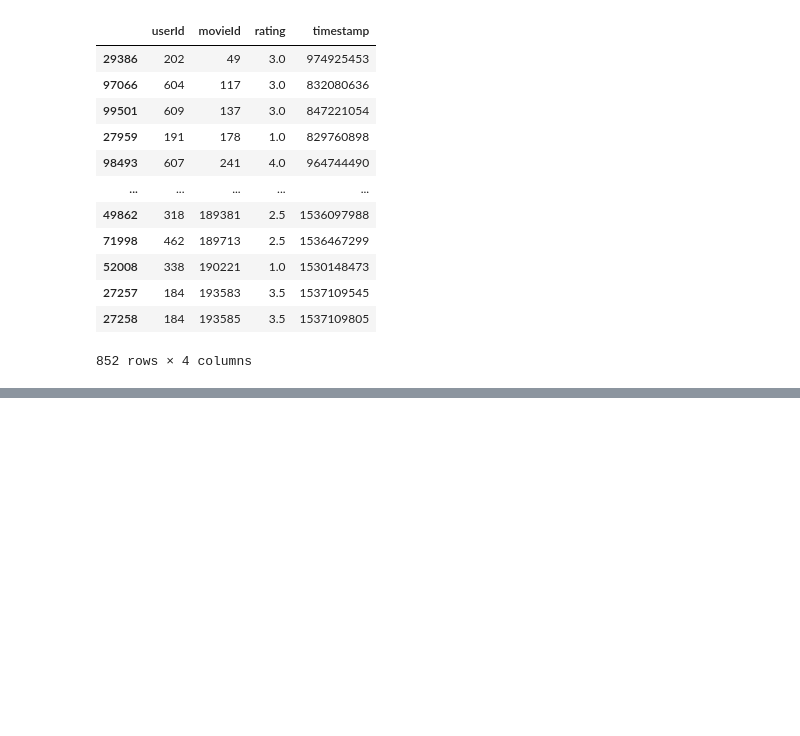
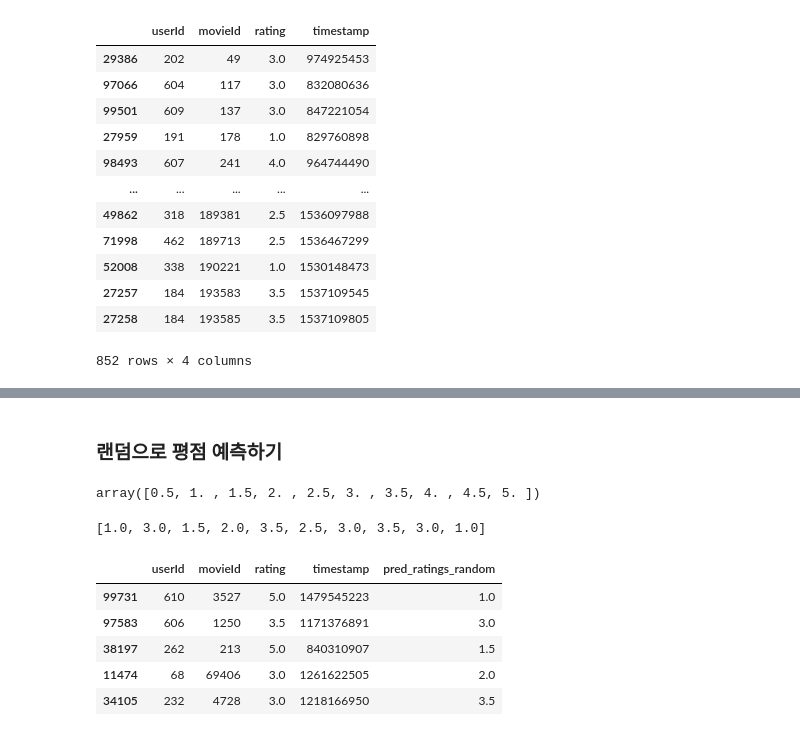
Before and after one commit to Vaycold/Vaycold, a Jupyter notebook: Recommend_Algorithm/간단한 추천시스템 만들기.ipynb, the cells around one changed output, grey strips where cells are left out. Saved outputs shown, nothing was run; the diff lists cells and outputs as text; code cells hidden in the pictures; blank space fills up the shorter version.

```diff
--- a/Recommend_Algorithm/간단한 추천시스템 만들기.ipynb
+++ b/Recommend_Algorithm/간단한 추천시스템 만들기.ipynb
@@ -311,0 +323,24 @@ not_included_df
+# %% [markdown]
+### 랜덤으로 평점 예측하기
+# %%
+# 평점의 범위
+ratings_range = np.arange(0.5,5.5,0.5)
+ratings_range
+# %% [output]
+array([0.5, 1. , 1.5, 2. , 2.5, 3. , 3.5, 4. , 4.5, 5. ])
+# %%
+import random
+pred_random = [random.choice(ratings_range) for x in range(len(test_df))]
+pred_random[:10]
+# %% [output]
+[1.0, 3.0, 1.5, 2.0, 3.5, 2.5, 3.0, 3.5, 3.0, 1.0]
+# %%
+test_df['pred_ratings_random'] = pred_random
+test_df.head()
+# %% [output]
+|  | userId | movieId | rating | timestamp | pred_ratings_random |
+| 99731 | 610 | 3527 | 5.0 | 1479545223 | 1.0 |
+| 97583 | 606 | 1250 | 3.5 | 1171376891 | 3.0 |
+| 38197 | 262 | 213 | 5.0 | 840310907 | 1.5 |
+| 11474 | 68 | 69406 | 3.0 | 1261622505 | 2.0 |
+| 34105 | 232 | 4728 | 3.0 | 1218166950 | 3.5 |
```
Also changed, not shown: parts of 12 cells of this notebook.
